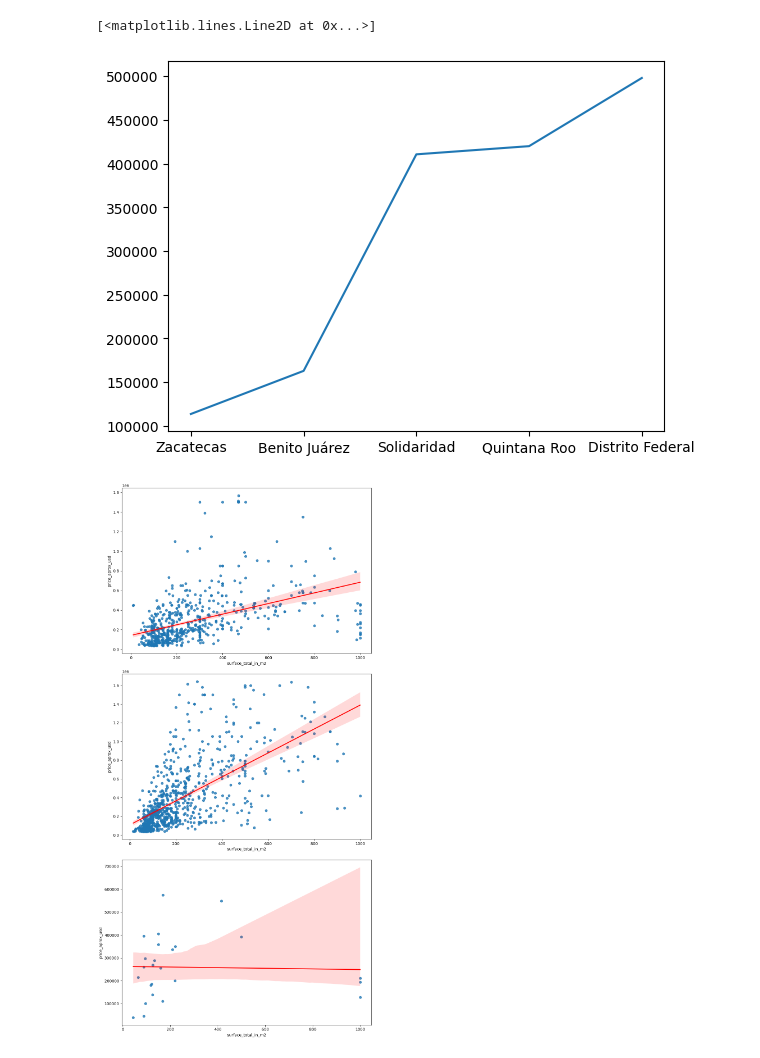
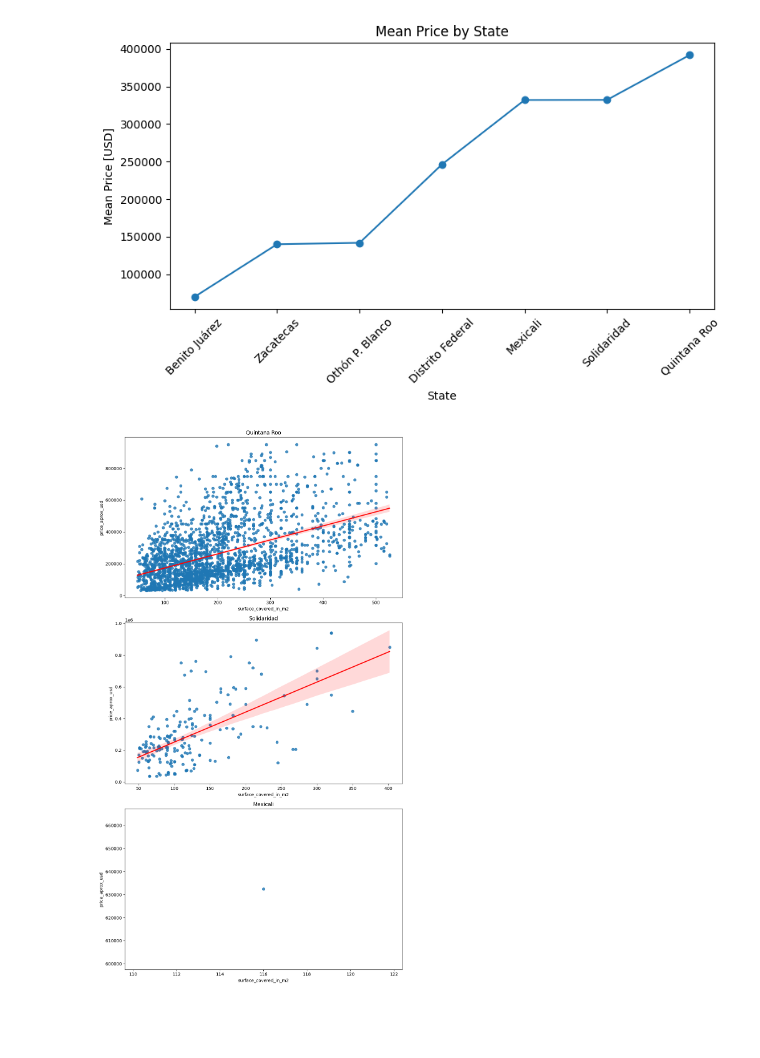
Before and after one commit to LiquidMercury-tech/Mexico-city-real-estate, a Jupyter notebook: real-estate.ipynb, the cells around one changed output. Cells and saved outputs as stored; diff of their text form; code cells hidden in the pictures; blank space fills up the shorter version.

```diff
--- a/real-estate.ipynb
+++ b/real-estate.ipynb
@@ -107,6 +120,8 @@ properati_url                    0
 dtype: int64
 # %%
-real_estate_df = (real_estate_df.drop(columns=['operation','currency','price','price_aprox_local_currency','price_usd_per_m2','floor','rooms','expenses','properati_url','price_per_m2' ])
-                .dropna()
-                  )
+real_estate_df = real_estate_df.drop(columns=[
+    'operation', 'currency', 'price', 'price_aprox_local_currency',
+    'price_usd_per_m2', 'floor', 'rooms', 'expenses',
+    'properati_url', 'price_per_m2', 'surface_total_in_m2'
+])
 # %%
@@ -215,26 +236,43 @@ sns.regplot(
 # %%
 mean_state=df.groupby('state')['price_aprox_usd'].mean().sort_values()
 # %%
-fig,ax=plt.subplots()
-ax.plot(mean_state)
+fig, ax = plt.subplots(figsize=(8, 5))
+ax.plot(mean_state.index, mean_state.values, marker="o")
+ax.set_title("Mean Price by State")
+ax.set_xlabel("State")
+ax.set_ylabel("Mean Price [USD]")
+ax.tick_params(axis="x", rotation=45)
+plt.tight_layout()
+plt.show()
 # %% [output]
-[<matplotlib.lines.Line2D at 0x...>]
-[figure, old version]
+[figure, new version]
 # %%
-fig, axes= plt.subplots(3,1,figsize=(10,20))
-df_states=df_clean[df_clean['state'].isin(topstates)]
-states=df['state'].unique()
-for ax, state in zip(axes,states):
-    sample=df_clean[df_clean['state']==state]
+top_mean_states = (
+    real_estate_df.groupby("state")["price_aprox_usd"]
+    .mean()
+    .sort_values(ascending=False)
+    .head(3)
+    .index
+    .tolist()
+)
+
+n = len(top_mean_states)
+fig, axes = plt.subplots(n, 1, figsize=(10, 6 * n))
+if n == 1:
+    axes = [axes]
+
+for ax, state in zip(axes, top_mean_states):
+    sample = df_clean[df_clean["state"] == state]
     sns.regplot(
         data=sample,
-        x="surface_total_in_m2",
-        y='price_aprox_usd',
-        line_kws={'color':'red'},
-        ax=ax
-        )
+        x="surface_covered_in_m2",
+        y="price_aprox_usd",
+        line_kws={"color": "red"},
+        ax=ax,
+    )
+    ax.set_title(state)
 plt.tight_layout()
 plt.show()
 # %% [output]
-[figure, old version]
+[figure, new version]
 # %%
```
Also changed, not shown: parts of 31 cells of this notebook, 2 other files.
